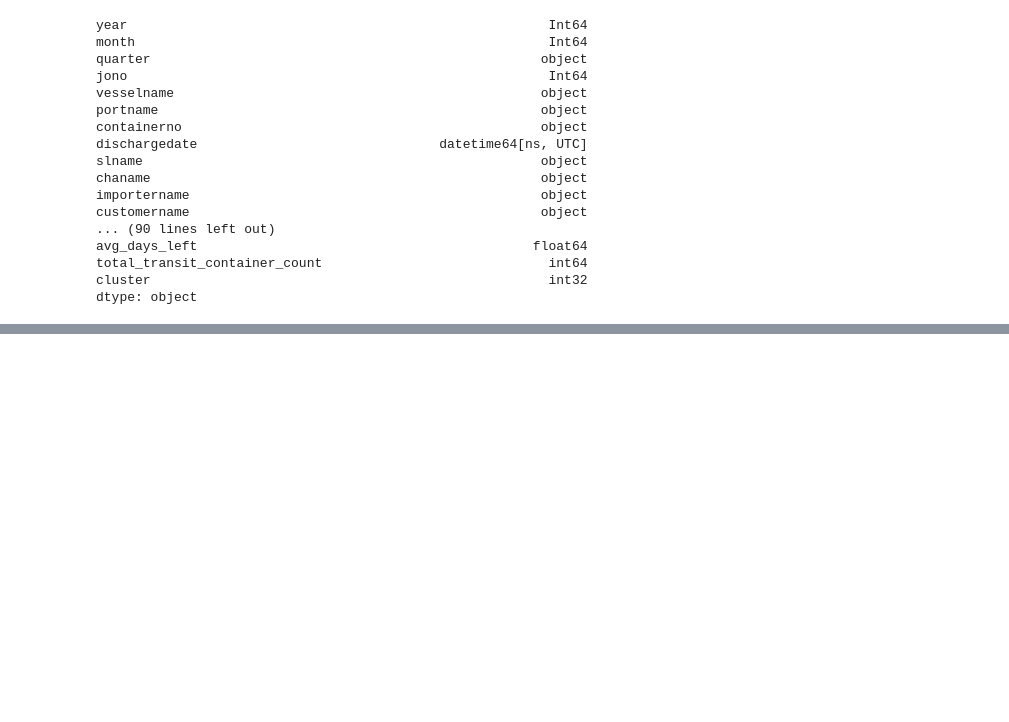
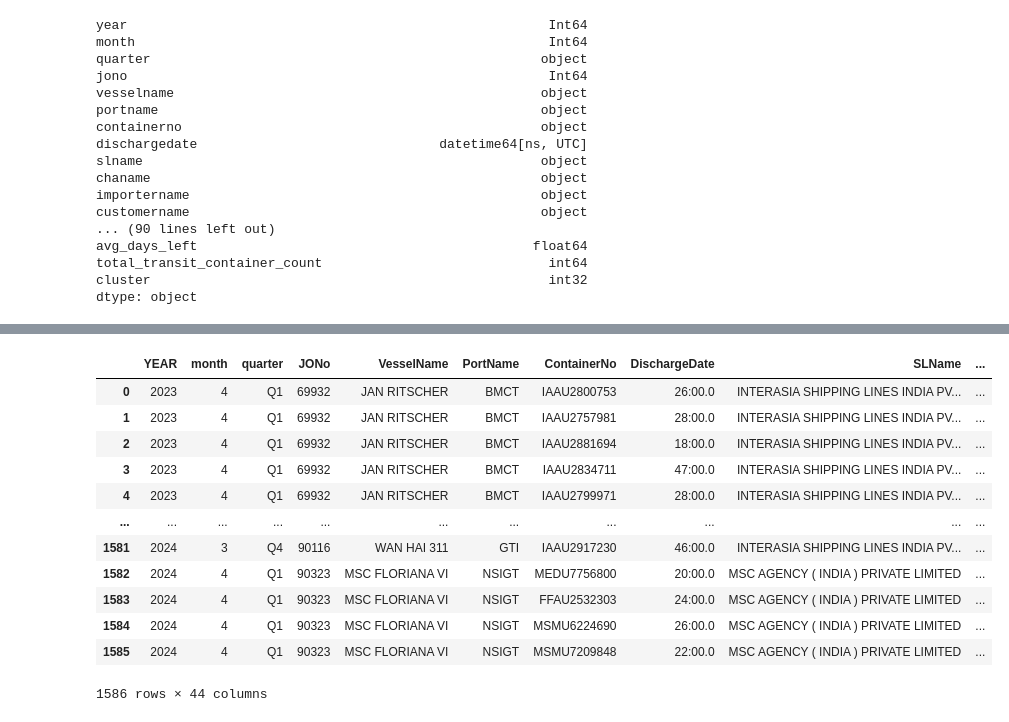
Before and after one commit to itscuitscutemanisha/adani, a Jupyter notebook: NSA_Offboarding.ipynb, the cells around one changed output, grey strips where cells are left out. Saved outputs shown, nothing was run; the diff lists cells and outputs as text; code cells hidden in the pictures; blank space fills up the shorter version.

```diff
--- a/NSA_Offboarding.ipynb
+++ b/NSA_Offboarding.ipynb
@@ -5209,0 +6231,33 @@ def SQL_SERVER_CONN(extraction_query):
+# %%
+import pandas as pd
+import numpy as np
+import warnings
+from sklearn.cluster import KMeans
+
+warnings.filterwarnings("ignore")
+pd.set_option('display.max_rows', 500)
+pd.set_option('display.max_columns', 500)
+pd.set_option('display.width', 500)
+
+'''
+query_tm="""SELECT *, 'All' as Grouped, DATE_DIFF(CAST(empty_validity_date as date), CURRENT_DATE(), DAY) as trx_days, DATE_DIFF(CURRENT_DATE(), CAST(dischargedate as date), DAY) as current_days FROM `apsez-svc-prod-datalake.logistics_cleansed.layer2_tracker_bt_nsa_tumb_tat_transactional` where movement_to='NSA'"""
+query_job_rd=client.query(query_tm).result()
+nsa_offboarding_master = query_job_rd.to_dataframe()
+'''
+
+nsa_offboarding_master = pd.read_csv(r"/content/tumb_offloading_2.csv", encoding='windows-1252')
+nsa_offboarding_master
+# %% [output]
+|  | YEAR | month | quarter | JONo | VesselName | PortName | ContainerNo | DischargeDate | SLName | ... |
+| 0 | 2023 | 4 | Q1 | 69932 | JAN RITSCHER | BMCT | IAAU2800753 | 26:00.0 | INTERASIA SHIPPING LINES INDIA PV... | ... |
+| 1 | 2023 | 4 | Q1 | 69932 | JAN RITSCHER | BMCT | IAAU2757981 | 28:00.0 | INTERASIA SHIPPING LINES INDIA PV... | ... |
+| 2 | 2023 | 4 | Q1 | 69932 | JAN RITSCHER | BMCT | IAAU2881694 | 18:00.0 | INTERASIA SHIPPING LINES INDIA PV... | ... |
+| 3 | 2023 | 4 | Q1 | 69932 | JAN RITSCHER | BMCT | IAAU2834711 | 47:00.0 | INTERASIA SHIPPING LINES INDIA PV... | ... |
+| 4 | 2023 | 4 | Q1 | 69932 | JAN RITSCHER | BMCT | IAAU2799971 | 28:00.0 | INTERASIA SHIPPING LINES INDIA PV... | ... |
+| ... | ... | ... | ... | ... | ... | ... | ... | ... | ... | ... |
+| 1581 | 2024 | 3 | Q4 | 90116 | WAN HAI 311 | GTI | IAAU2917230 | 46:00.0 | INTERASIA SHIPPING LINES INDIA PV... | ... |
+| 1582 | 2024 | 4 | Q1 | 90323 | MSC FLORIANA VI | NSIGT | MEDU7756800 | 20:00.0 | MSC AGENCY ( INDIA ) PRIVATE LIMITED | ... |
+| 1583 | 2024 | 4 | Q1 | 90323 | MSC FLORIANA VI | NSIGT | FFAU2532303 | 24:00.0 | MSC AGENCY ( INDIA ) PRIVATE LIMITED | ... |
+| 1584 | 2024 | 4 | Q1 | 90323 | MSC FLORIANA VI | NSIGT | MSMU6224690 | 26:00.0 | MSC AGENCY ( INDIA ) PRIVATE LIMITED | ... |
+| 1585 | 2024 | 4 | Q1 | 90323 | MSC FLORIANA VI | NSIGT | MSMU7209848 | 22:00.0 | MSC AGENCY ( INDIA ) PRIVATE LIMITED | ... |
+1586 rows × 44 columns
```
Also changed, not shown: parts of 4 cells of this notebook.
